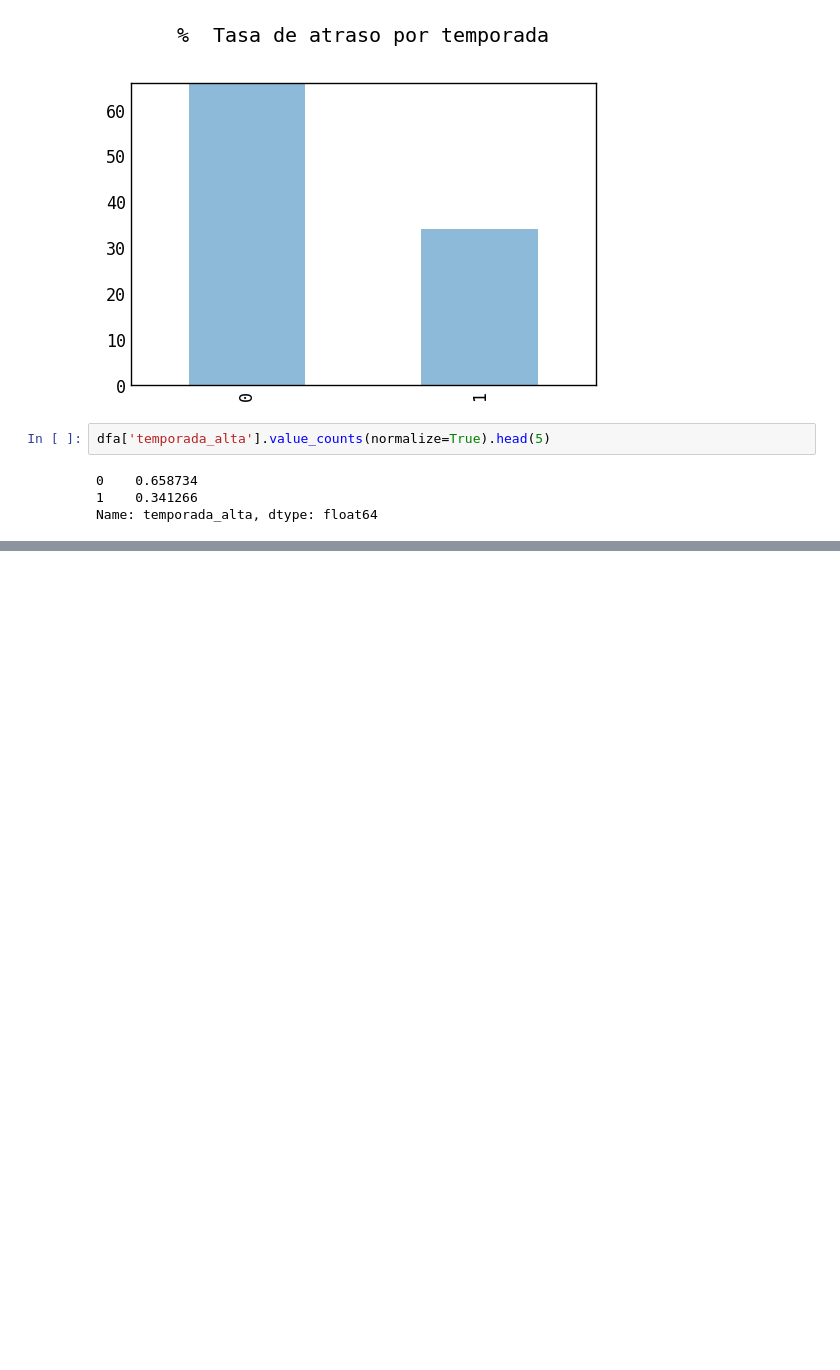
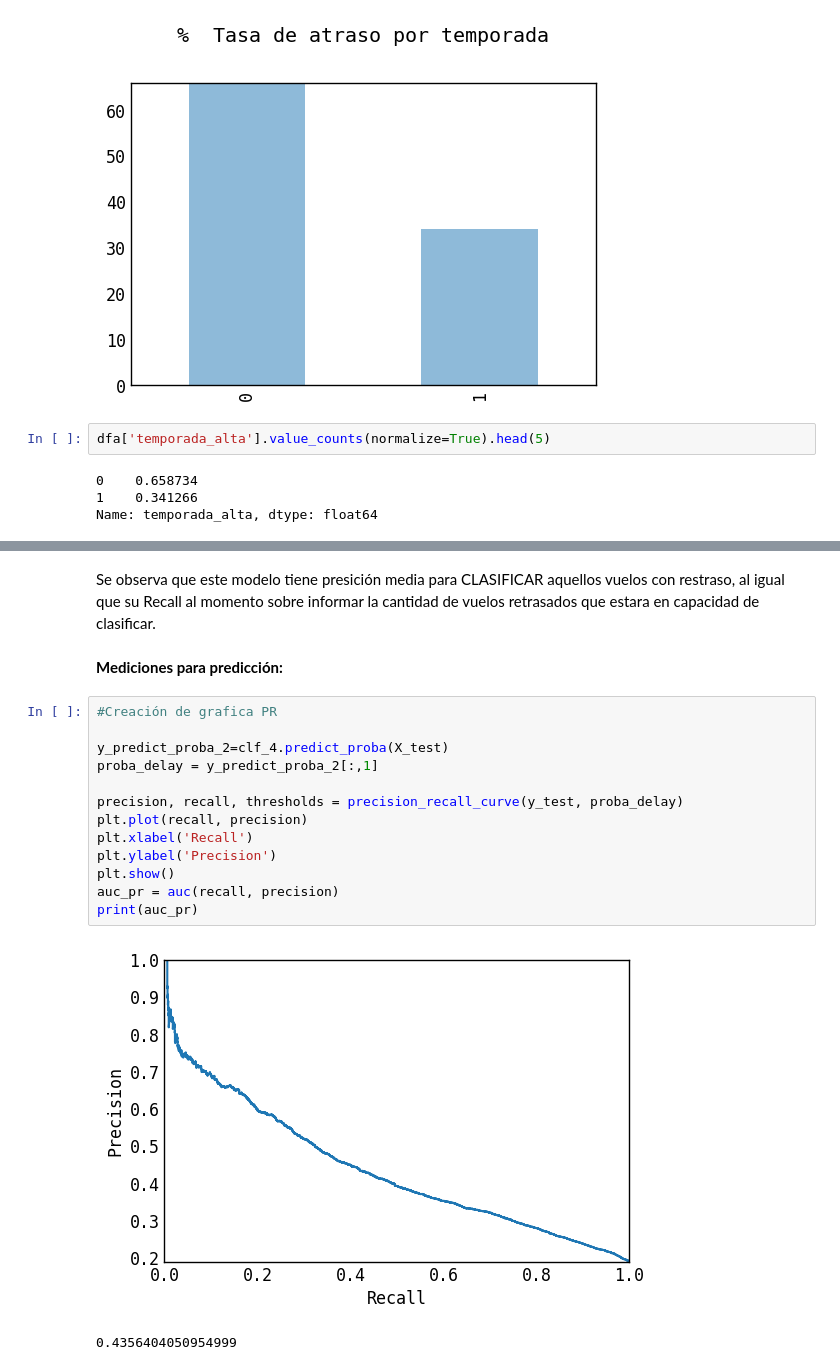
Before and after one commit to dfosoriom/LATAM_Airlines, a Jupyter notebook: solution.ipynb, the cells around one changed output, grey strips where cells are left out. Cells and saved outputs as stored; diff of their text form; blank space fills up the shorter version.

```diff
--- a/solution.ipynb
+++ b/solution.ipynb
@@ -635,0 +1033,20 @@ Name: temporada_alta, dtype: float64
+# %% [markdown]
+Se observa que este modelo tiene presición media para CLASIFICAR aquellos vuelos con restraso, al igual que su Recall al momento sobre informar la cantidad de vuelos retrasados que estara en capacidad de clasificar.
+# %% [markdown]
+**Mediciones para predicción:**
+# %%
+#Creación de grafica PR
+
+y_predict_proba_2=clf_4.predict_proba(X_test)
+proba_delay = y_predict_proba_2[:,1]
+
+precision, recall, thresholds = precision_recall_curve(y_test, proba_delay)
+plt.plot(recall, precision)
+plt.xlabel('Recall')
+plt.ylabel('Precision')
+plt.show()
+auc_pr = auc(recall, precision)
+print(auc_pr)
+# %% [output]
+[figure, added]
+0.4356404050954999
```
Also changed, not shown: parts of 80 cells of this notebook.
